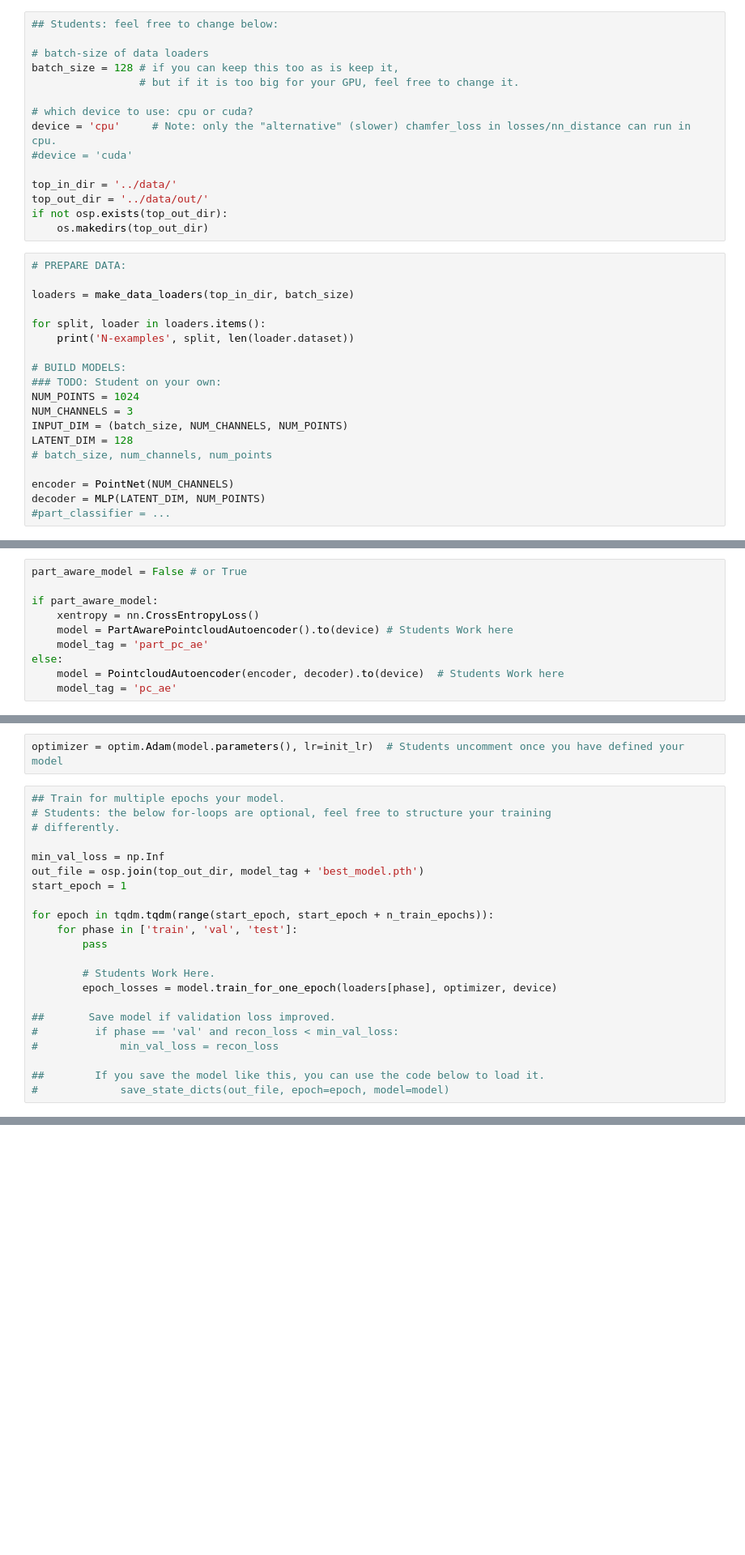
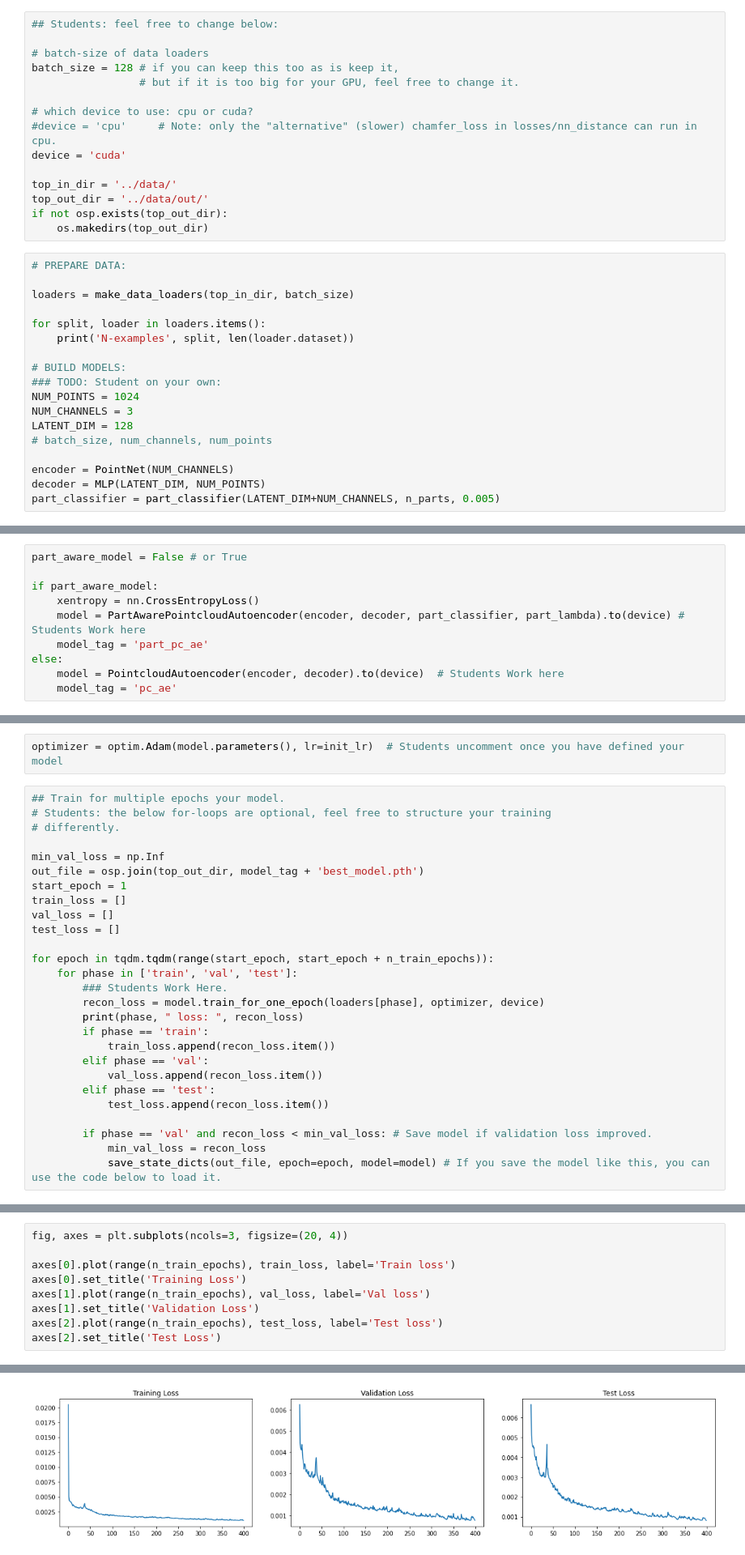
Before and after one commit to thsuanwu/cs233_gtda_hw4, a Jupyter notebook: cs233_gtda_hw4/notebooks/main.ipynb, the cells around one changed output, grey strips where cells are left out. Shown at 81% size. Drawn from its saved outputs; the diff is of its cells as text; blank space fills up the shorter version.

```diff
--- a/cs233_gtda_hw4/notebooks/main.ipynb
+++ b/cs233_gtda_hw4/notebooks/main.ipynb
@@ -52,8 +67,8 @@ batch_size = 128 # if you can keep this too as is keep it,
                  # but if it is too big for your GPU, feel free to change it.
 
 # which device to use: cpu or cuda?
-device = 'cpu'     # Note: only the "alternative" (slower) chamfer_loss in losses/nn_distance can run in cpu.
-#device = 'cuda'
+#device = 'cpu'     # Note: only the "alternative" (slower) chamfer_loss in losses/nn_distance can run in cpu.
+device = 'cuda'
 
 top_in_dir = '../data/'
 top_out_dir = '../data/out/'
@@ -71,13 +86,12 @@ for split, loader in loaders.items():
 ### TODO: Student on your own:
 NUM_POINTS = 1024
 NUM_CHANNELS = 3
-INPUT_DIM = (batch_size, NUM_CHANNELS, NUM_POINTS)
 LATENT_DIM = 128
 # batch_size, num_channels, num_points
 
 encoder = PointNet(NUM_CHANNELS)
 decoder = MLP(LATENT_DIM, NUM_POINTS)
-#part_classifier = ...
+part_classifier = part_classifier(LATENT_DIM+NUM_CHANNELS, n_parts, 0.005)
 # %% [output]
 N-examples train 750
 N-examples test 150
@@ -88,7 +103,7 @@ part_aware_model = False # or True
 
 if part_aware_model:
     xentropy = nn.CrossEntropyLoss()
-    model = PartAwarePointcloudAutoencoder().to(device) # Students Work here
+    model = PartAwarePointcloudAutoencoder(encoder, decoder, part_classifier, part_lambda).to(device) # Students Work here
     model_tag = 'part_pc_ae'
 else:
     model = PointcloudAutoencoder(encoder, decoder).to(device)  # Students Work here
@@ -105,18 +138,23 @@ optimizer = optim.Adam(model.parameters(), lr=init_lr)  # Students uncomment onc
 min_val_loss = np.Inf
 out_file = osp.join(top_out_dir, model_tag + 'best_model.pth')
 start_epoch = 1
+train_loss = []
+val_loss = []
+test_loss = []
 
 for epoch in tqdm.tqdm(range(start_epoch, start_epoch + n_train_epochs)):
     for phase in ['train', 'val', 'test']:
-        pass
+        ### Students Work Here.
+        recon_loss = model.train_for_one_epoch(loaders[phase], optimizer, device)
+        print(phase, " loss: ", recon_loss)
+        if phase == 'train':
+            train_loss.append(recon_loss.item())
+        elif phase == 'val':
+            val_loss.append(recon_loss.item())
+        elif phase == 'test':
+            test_loss.append(recon_loss.item())
 
-        # Students Work Here.
-        epoch_losses = model.train_for_one_epoch(loaders[phase], optimizer, device)
-
-##       Save model if validation loss improved.
-#         if phase == 'val' and recon_loss < min_val_loss:
-#             min_val_loss = recon_loss
-
-##        If you save the model like this, you can use the code below to load it.
-#             save_state_dicts(out_file, epoch=epoch, model=model)
+        if phase == 'val' and recon_loss < min_val_loss: # Save model if validation loss improved.
+            min_val_loss = recon_loss
+            save_state_dicts(out_file, epoch=epoch, model=model) # If you save the model like this, you can use the code below to load it.
 # %% [output]
@@ -144,0 +198,10 @@ KeyboardInterrupt:
+# %%
+fig, axes = plt.subplots(ncols=3, figsize=(20, 4))
+
+axes[0].plot(range(n_train_epochs), train_loss, label='Train loss')
+axes[0].set_title('Training Loss')
+axes[1].plot(range(n_train_epochs), val_loss, label='Val loss')
+axes[1].set_title('Validation Loss')
+axes[2].plot(range(n_train_epochs), test_loss, label='Test loss')
+axes[2].set_title('Test Loss')
+# %% [output]
@@ -145,2 +209,3 @@ KeyboardInterrupt:
+[figure, added]
 # %%
 # Load model with best per-validation loss (uncomment when ready)
```
Also changed, not shown: parts of 35 cells of this notebook, 2 other files.
